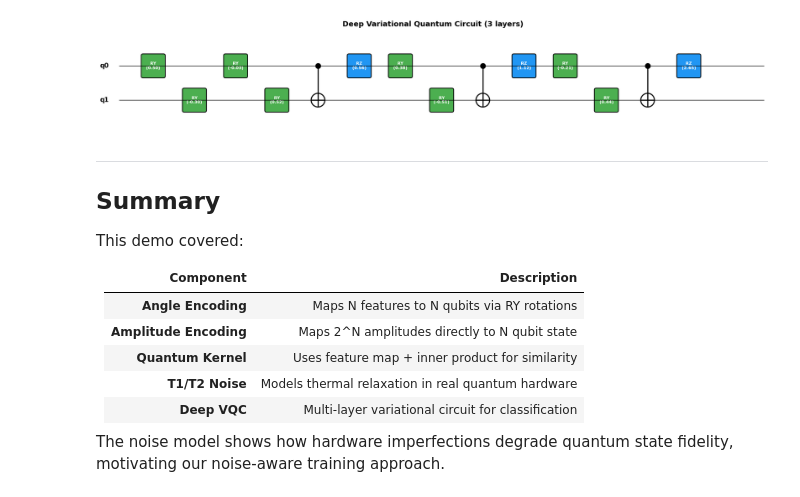
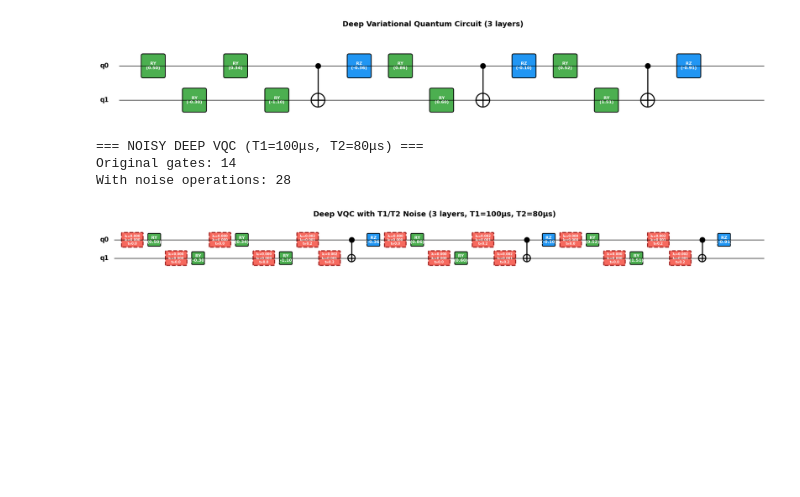
Before and after one commit to arihunter/COMPSCI648-Project, a Jupyter notebook: demos/circuit_visualization.ipynb, the cells around one changed output. Saved outputs shown, nothing was run; the diff lists cells and outputs as text; code cells hidden in the pictures; blank space fills up the shorter version.

```diff
--- a/demos/circuit_visualization.ipynb
+++ b/demos/circuit_visualization.ipynb
@@ -596,18 +493,34 @@ plt.show()
 Total gates: 14
 Trainable parameters: 9
 [figure]
-# %% [markdown]
----
-## Summary
-
-This demo covered:
-
-| Component | Description |
-|-----------|-------------|
-| **Angle Encoding** | Maps N features to N qubits via RY rotations |
-| **Amplitude Encoding** | Maps 2^N amplitudes directly to N qubit state |
-| **Quantum Kernel** | Uses feature map + inner product for similarity |
-| **T1/T2 Noise** | Models thermal relaxation in real quantum hardware |
-| **Deep VQC** | Multi-layer variational circuit for classification |
-
-The noise model shows how hardware imperfections degrade quantum state fidelity, motivating our noise-aware training approach.
+# %%
+# Add T1/T2 noise to the deep VQC circuit
+T1 = 100  # microseconds (typical for superconducting qubits)
+T2 = 80   # Less than 2*T1 to see pure dephasing (λ2)
+
+noisy_deep_vqc = add_time_based_noise(
+    circuit=deep_vqc,
+    num_qubits=n_qubits,
+    T1=T1,
+    T2=T2,
+)
+
+print(f"\n=== NOISY DEEP VQC (T1={T1}μs, T2={T2}μs) ===")
+print(f"Original gates: {len(deep_vqc)}")
+print(f"With noise operations: {len(noisy_deep_vqc)}")
+# print("\nNoise operations:")
+# for op in noisy_deep_vqc:
+#     if op[0] == 'T1T2_NOISE':
+#         print(f"  {op[0]} on q{op[1][0]}: λ1={op[2]:.4f}, λ2={op[3]:.6f}, idle={op[4]:.1f}μs")
+#     else:
+#         print(f"  {op}")
+
+draw_circuit(noisy_deep_vqc, n_qubits,
+             title=f"Deep VQC with T1/T2 Noise ({depth} layers, T1={T1}μs, T2={T2}μs)",
+             figsize=(18, 4))
+plt.show()
+# %% [output]
+=== NOISY DEEP VQC (T1=100μs, T2=80μs) ===
+Original gates: 14
+With noise operations: 28
+[figure, added]
```
Also changed, not shown: parts of 14 cells of this notebook, 12 other files.
